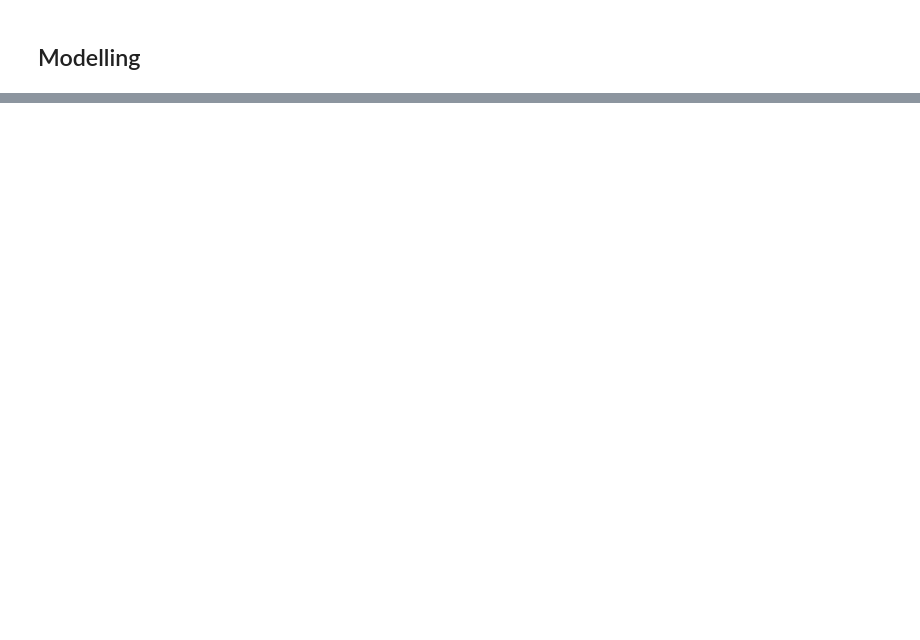
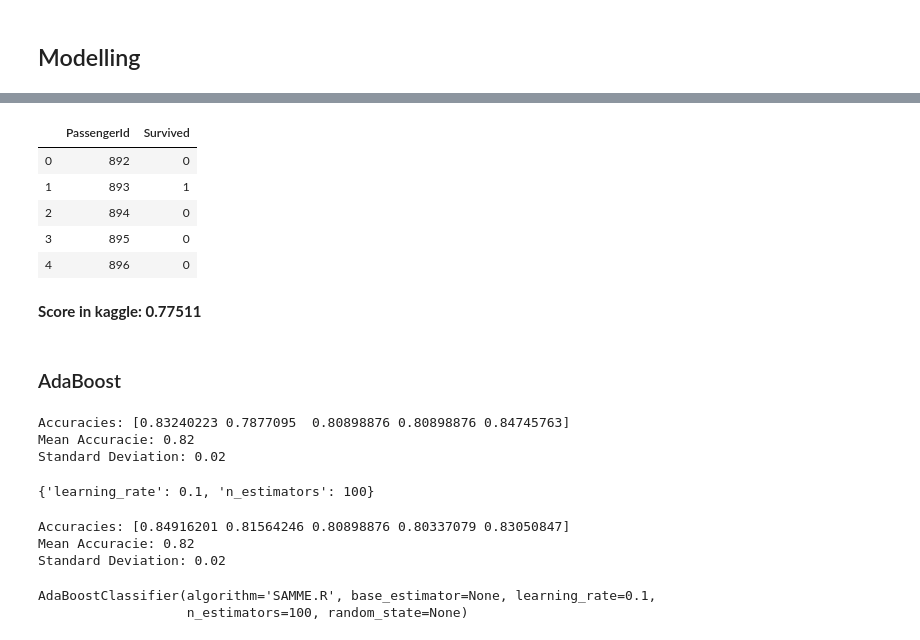
Before and after one commit to albertorekena/titanic, a Jupyter notebook: titanic.ipynb, the cells around one changed output, grey strips where cells are left out. Cells and saved outputs as stored; diff of their text form; code cells hidden in the pictures; blank space fills up the shorter version.

```diff
--- a/titanic.ipynb
+++ b/titanic.ipynb
@@ -257,0 +297,7 @@ Name: Survived, dtype: float64
+# %%
+model = SVC(C = 100,kernel = 'rbf',gamma = 0.001)
+accuracies = cross_val_score(model,X_train,y_train,cv = 5)
+
+print('Accuracies: {}'.format(accuracies))
+print('Mean Accuracie: {:0.2f}'.format(accuracies.mean()))
+print('Standard Deviation: {:0.2f}'.format(accuracies.std()))
@@ -257,0 +308,2 @@ Name: Survived, dtype: float64
+# %%
+model.fit(X_train,y_train)
@@ -257,0 +361,7 @@ Name: Survived, dtype: float64
+# %%
+model = RandomForestClassifier(n_estimators = 100,max_depth = 15,min_samples_split = 2,min_samples_leaf = 5)
+accuracies = cross_val_score(model,X_train,y_train,cv = 5)
+
+print('Accuracies: {}'.format(accuracies))
+print('Mean Accuracie: {:0.2f}'.format(accuracies.mean()))
+print('Standard Deviation: {:0.2f}'.format(accuracies.std()))
@@ -257,0 +372,2 @@ Name: Survived, dtype: float64
+# %%
+model.fit(X_train,y_train)
@@ -257,0 +382,16 @@ Name: Survived, dtype: float64
+# %%
+y_pred = model.predict(X_test)
+
+df_submission = pd.DataFrame({
+    'PassengerId': PassengerId,
+    'Survived': y_pred
+    })
+
+df_submission.head()
+# %% [output]
+|  | PassengerId | Survived |
+| 0 | 892 | 0 |
+| 1 | 893 | 1 |
+| 2 | 894 | 0 |
+| 3 | 895 | 0 |
+| 4 | 896 | 0 |
@@ -257,0 +400,15 @@ Name: Survived, dtype: float64
+# %% [markdown]
+**Score in kaggle: 0.77511**
+# %% [markdown]
+### AdaBoost
+# %%
+model = AdaBoostClassifier()
+accuracies = cross_val_score(model,X_train,y_train,cv = 5)
+
+print('Accuracies: {}'.format(accuracies))
+print('Mean Accuracie: {:0.2f}'.format(accuracies.mean()))
+print('Standard Deviation: {:0.2f}'.format(accuracies.std()))
+# %% [output]
+Accuracies: [0.83240223 0.7877095  0.80898876 0.80898876 0.84745763]
+Mean Accuracie: 0.82
+Standard Deviation: 0.02
@@ -257,0 +420,21 @@ Name: Survived, dtype: float64
+# %%
+grid_search.best_score_
+grid_search.best_params_
+# %% [output]
+{'learning_rate': 0.1, 'n_estimators': 100}
+# %%
+model = AdaBoostClassifier(n_estimators = 100,learning_rate = 0.1)
+accuracies = cross_val_score(model,X_train,y_train,cv = 5)
+
+print('Accuracies: {}'.format(accuracies))
+print('Mean Accuracie: {:0.2f}'.format(accuracies.mean()))
+print('Standard Deviation: {:0.2f}'.format(accuracies.std()))
+# %% [output]
+Accuracies: [0.84916201 0.81564246 0.80898876 0.80337079 0.83050847]
+Mean Accuracie: 0.82
+Standard Deviation: 0.02
+# %%
+model.fit(X_train,y_train)
+# %% [output]
+AdaBoostClassifier(algorithm='SAMME.R', base_estimator=None, learning_rate=0.1,
+                   n_estimators=100, random_state=None)
```
Also changed, not shown: parts of 68 cells of this notebook, 1 other file.
